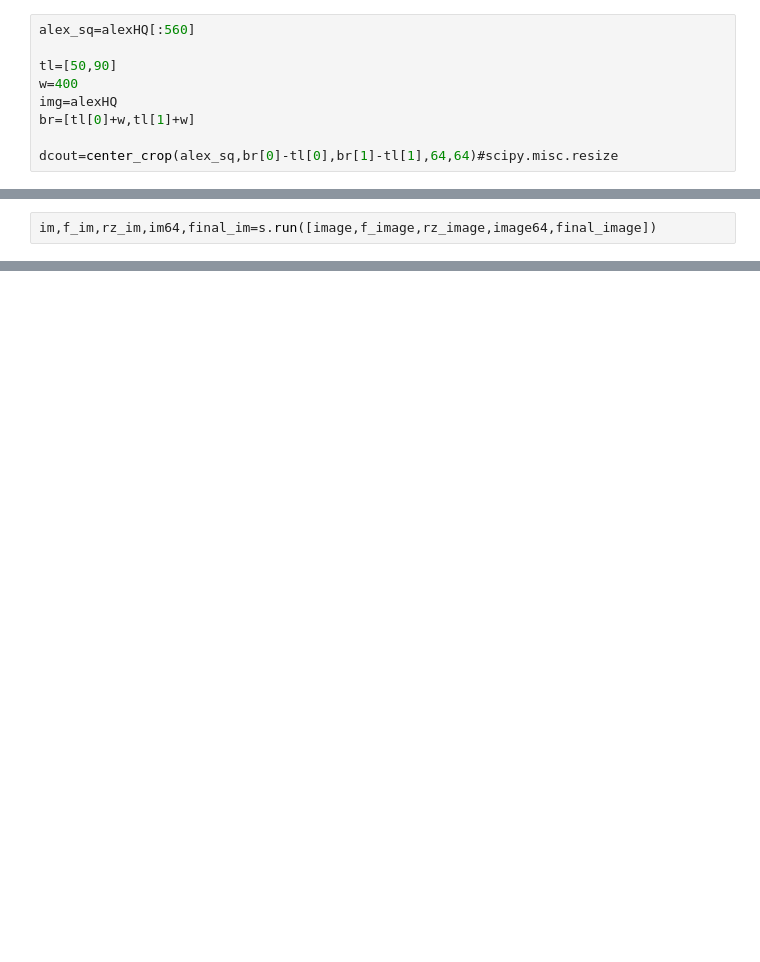
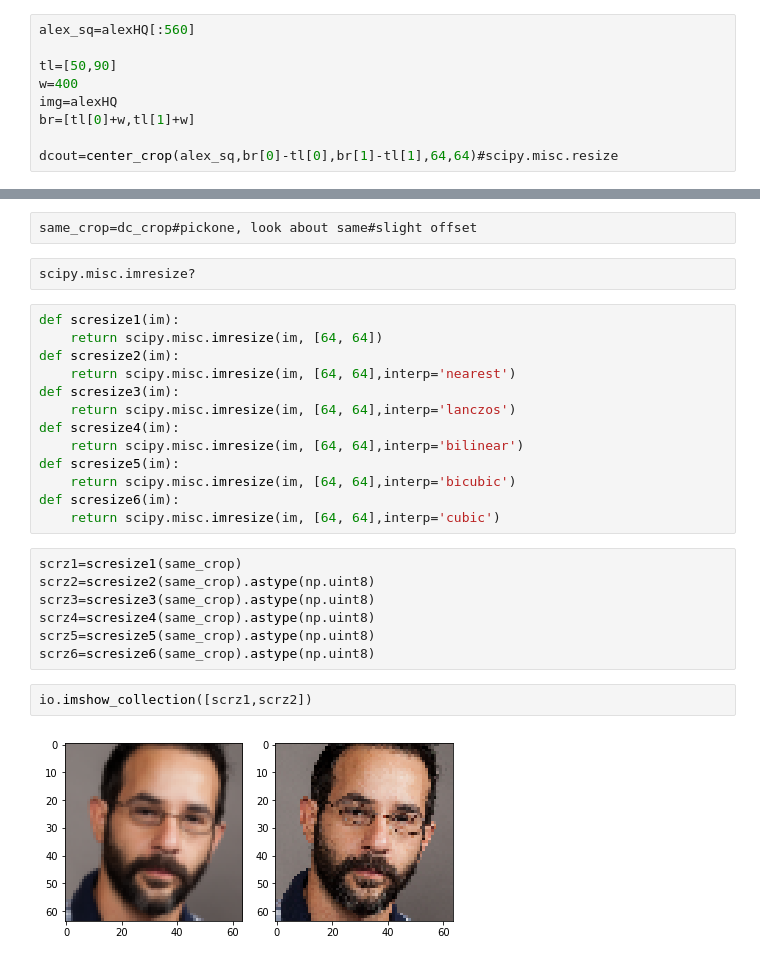
Before and after one commit to mkocaoglu/CausalGAN, a Jupyter notebook: custom_image_crop.ipynb, the cells around one changed output, grey strips where cells are left out. Saved outputs shown, nothing was run; the diff lists cells and outputs as text; blank space fills up the shorter version.

```diff
--- a/custom_image_crop.ipynb
+++ b/custom_image_crop.ipynb
@@ -94,2 +104,0 @@ s=tf.Session()
-# %%
-im,f_im,rz_im,im64,final_im=s.run([image,f_image,rz_image,image64,final_image])
@@ -112,0 +133,28 @@ io.imshow_collection([dcout,im64/im64.max()])
+# %%
+same_crop=dc_crop#pickone, look about same#slight offset
+# %%
+scipy.misc.imresize?
+# %%
+def scresize1(im):
+    return scipy.misc.imresize(im, [64, 64])
+def scresize2(im):
+    return scipy.misc.imresize(im, [64, 64],interp='nearest')
+def scresize3(im):
+    return scipy.misc.imresize(im, [64, 64],interp='lanczos')
+def scresize4(im):
+    return scipy.misc.imresize(im, [64, 64],interp='bilinear')
+def scresize5(im):
+    return scipy.misc.imresize(im, [64, 64],interp='bicubic')
+def scresize6(im):
+    return scipy.misc.imresize(im, [64, 64],interp='cubic')
+# %%
+scrz1=scresize1(same_crop)
+scrz2=scresize2(same_crop).astype(np.uint8)
+scrz3=scresize3(same_crop).astype(np.uint8)
+scrz4=scresize4(same_crop).astype(np.uint8)
+scrz5=scresize5(same_crop).astype(np.uint8)
+scrz6=scresize6(same_crop).astype(np.uint8)
+# %%
+io.imshow_collection([scrz1,scrz2])
+# %% [output]
+[figure, added]
```
Also changed, not shown: parts of 31 cells of this notebook.
